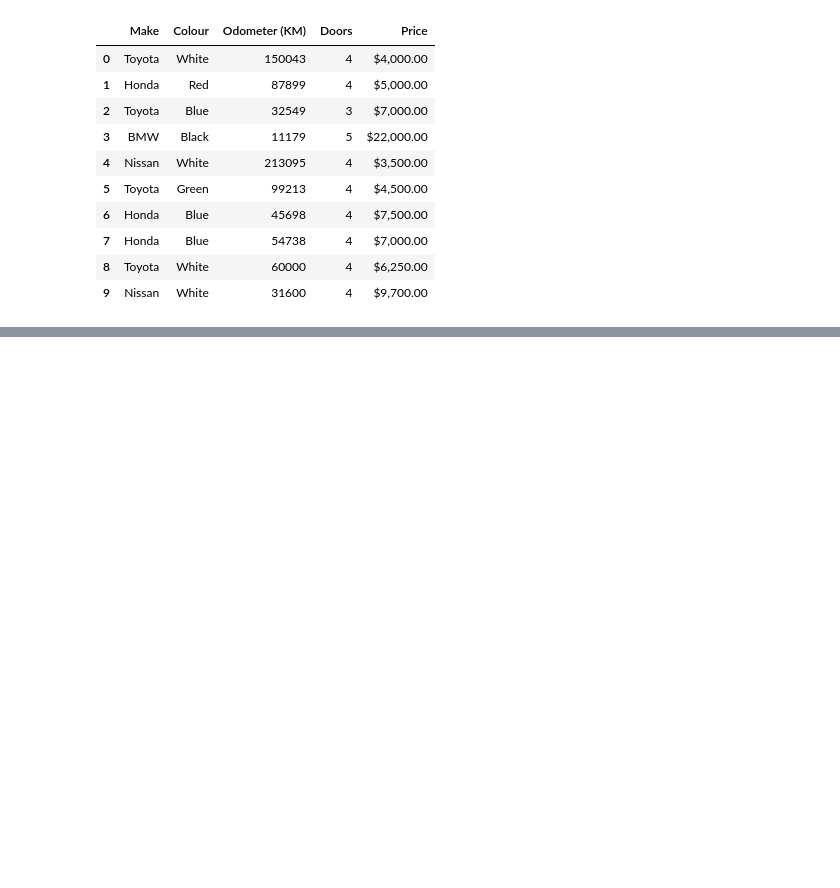
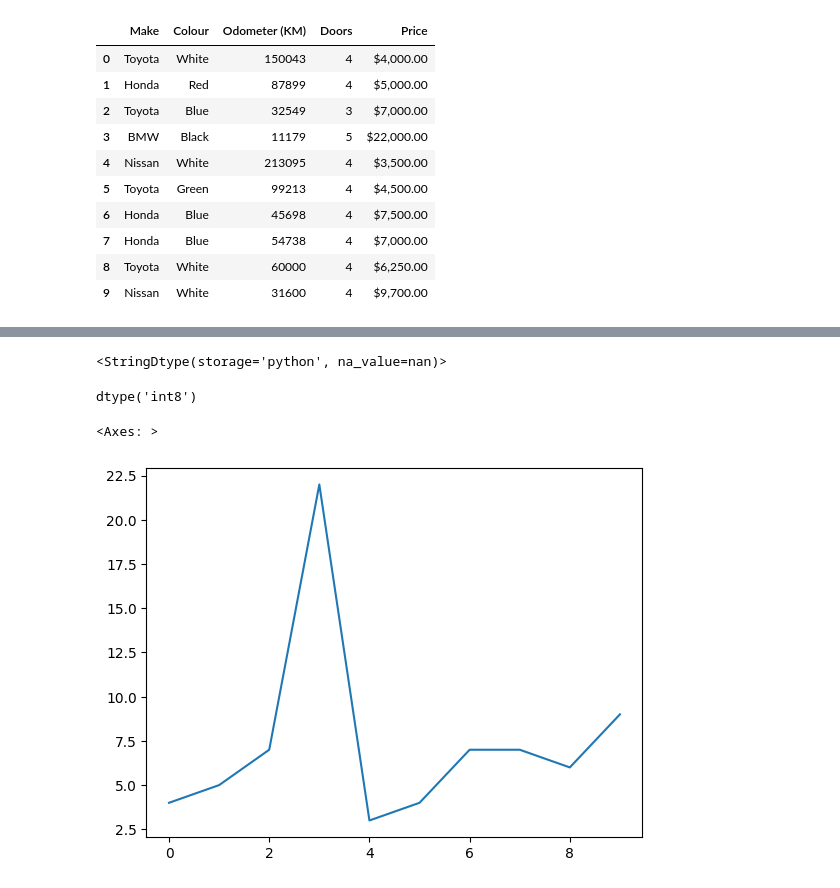
Before and after one commit to HerbertNtim/dataScience-ML, a Jupyter notebook: notebooks/pandas.ipynb, the cells around one changed output, grey strips where cells are left out. Drawn from its saved outputs; the diff is of its cells as text; code cells hidden in the pictures; blank space fills up the shorter version.

```diff
--- a/notebooks/pandas.ipynb
+++ b/notebooks/pandas.ipynb
@@ -57,0 +217,13 @@ cars_sale
+# %%
+cars_sale["Price"].dtype
+# %% [output]
+<StringDtype(storage='python', na_value=nan)>
+# %%
+cars_sale['Price'].dtype
+# %% [output]
+dtype('int8')
+# %%
+cars_sale["Price"].plot()
+# %% [output]
+<Axes: >
+[figure, added]
```
Also changed, not shown: parts of 18 cells of this notebook, 1 other file.
